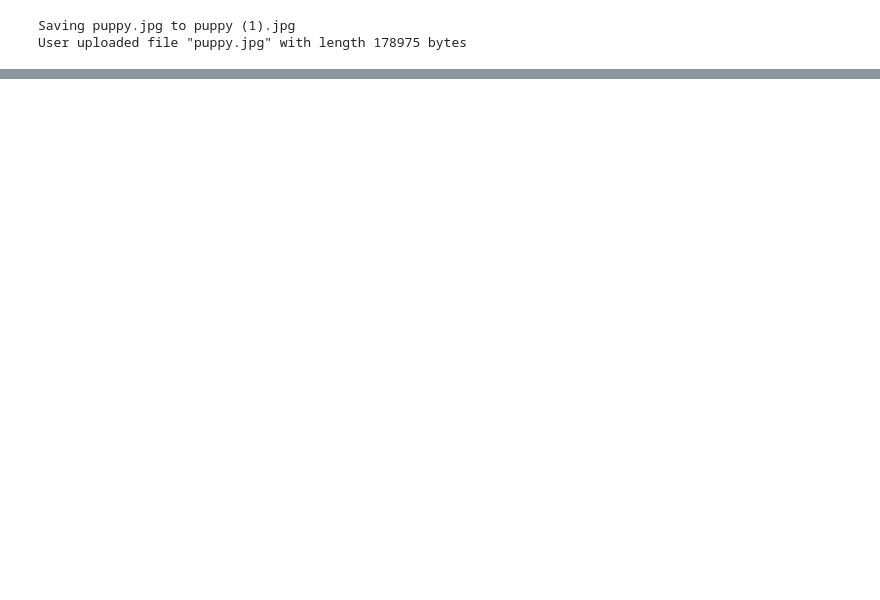
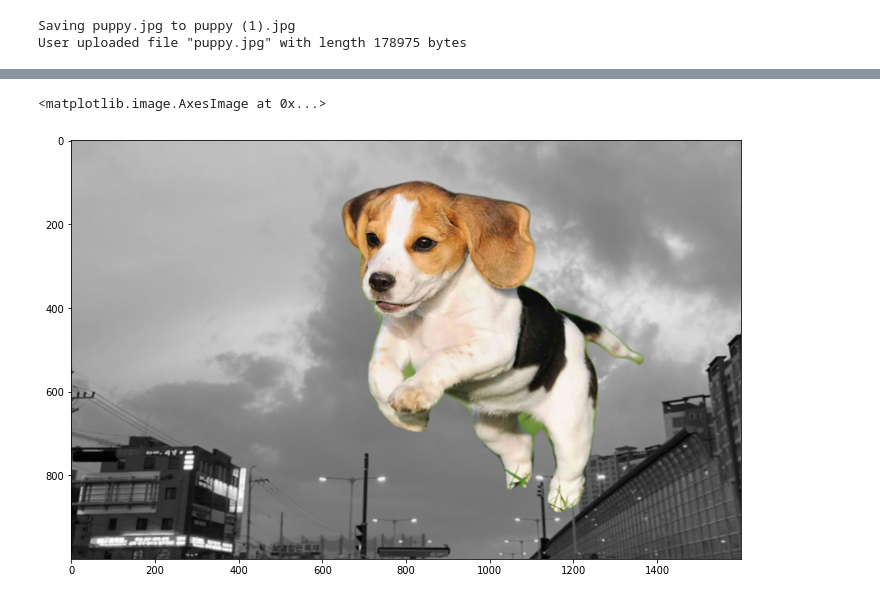
Before and after one commit to iamdami/ML_Practice, a Jupyter notebook: SemanticSegmentation/SemanticSegmentation.ipynb, the cells around one changed output, grey strips where cells are left out. Saved outputs shown, nothing was run; the diff lists cells and outputs as text; code cells hidden in the pictures; blank space fills up the shorter version.

```diff
--- a/SemanticSegmentation/SemanticSegmentation.ipynb
+++ b/SemanticSegmentation/SemanticSegmentation.ipynb
@@ -108,0 +187,13 @@ RuntimeError: ignored
+# %%
+gray_background = cv2.cvtColor(background.astype(np.uint8), cv2.COLOR_BGR2GRAY)
+gray_background = cv2.cvtColor(gray_background, cv2.COLOR_GRAY2BGR).astype(float)
+
+gray_result = cv2.add(foreground, gray_background).astype(np.uint8)
+
+Image.fromarray(gray_result).save('result_gray.jpg')
+
+plt.figure(figsize=(12, 12))
+plt.imshow(gray_result)
+# %% [output]
+<matplotlib.image.AxesImage at 0x...>
+[figure, added]
```
Also changed, not shown: parts of 15 cells of this notebook.
